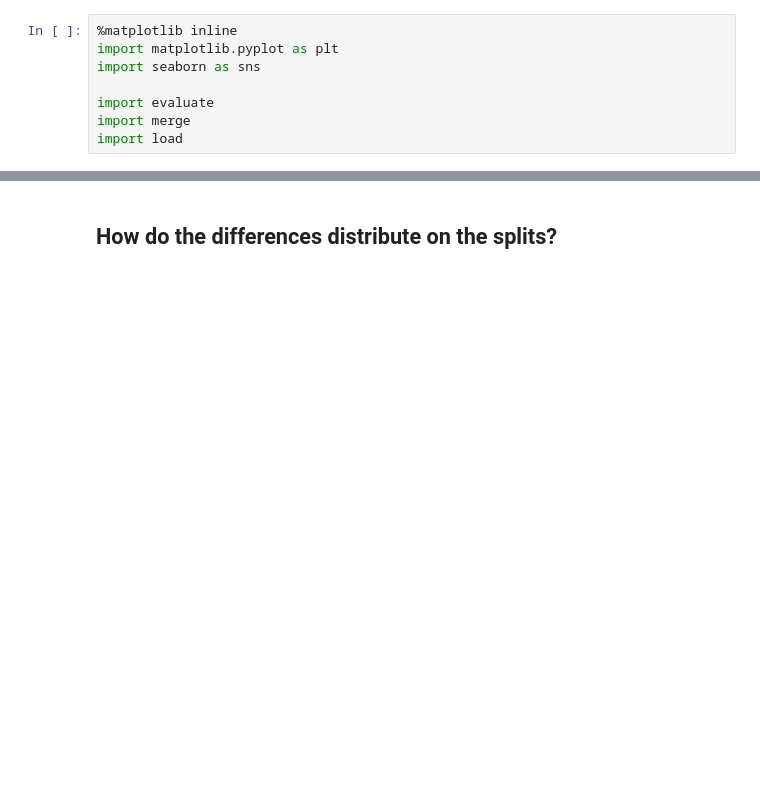
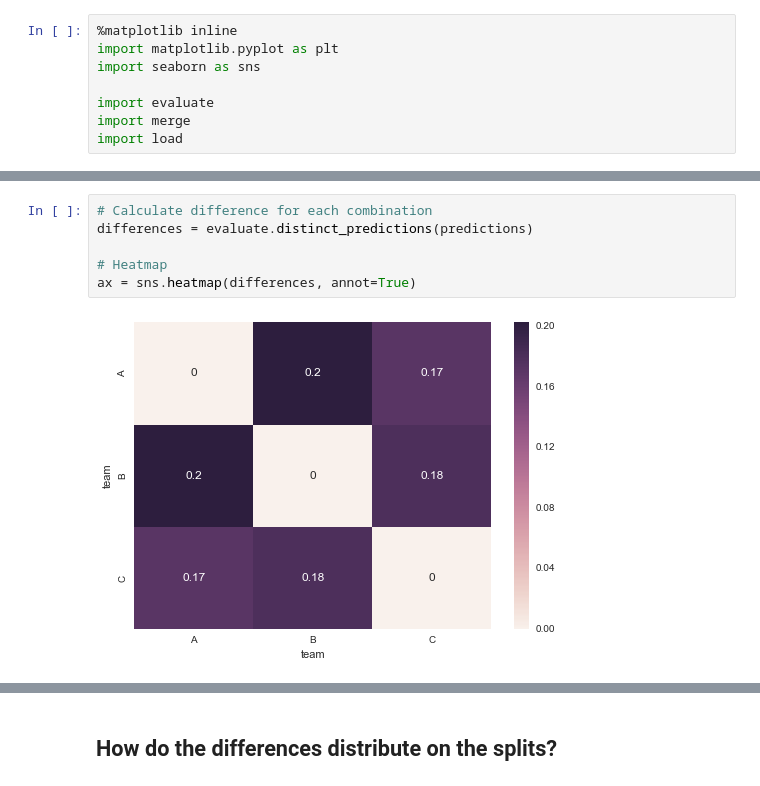
Before and after one commit to busfahren/dmc-results, a Jupyter notebook: class-evaluation.ipynb, the cells around one changed output, grey strips where cells are left out. Cells and saved outputs as stored; diff of their text form; blank space fills up the shorter version.

```diff
--- a/class-evaluation.ipynb
+++ b/class-evaluation.ipynb
@@ -20,0 +23,8 @@ ax = sns.heatmap(result_differences, vmin=0, vmax=0.5, annot=True)
+# %%
+# Calculate difference for each combination
+differences = evaluate.distinct_predictions(predictions)
+
+# Heatmap
+ax = sns.heatmap(differences, annot=True)
+# %% [output]
+[figure, added]
```
Also changed, not shown: parts of 13 cells of this notebook, 1 other file.
